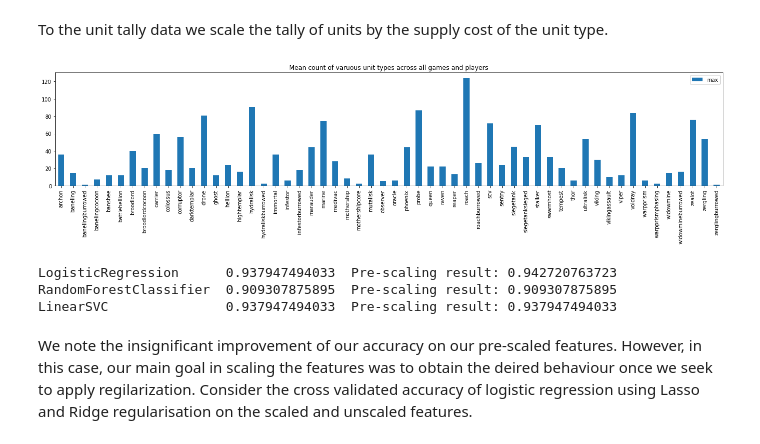
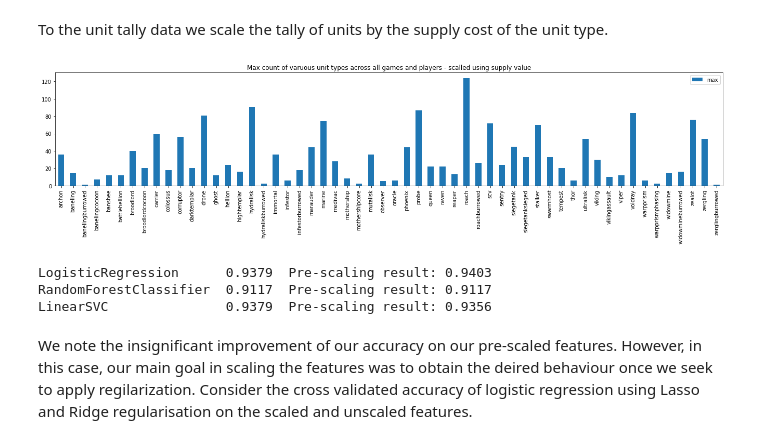
Before and after one commit to Rony-A/sc2-replay-analysis, a Jupyter notebook: mycchaka/capstone/Capstone - part 4 - Master Notebook.ipynb, the cells around one changed output. Drawn from its saved outputs; the diff is of its cells as text; code cells hidden in the pictures.

```diff
--- a/mycchaka/capstone/Capstone - part 4 - Master Notebook.ipynb
+++ b/mycchaka/capstone/Capstone - part 4 - Master Notebook.ipynb
@@ -1,4 +1,5 @@
 # %%
 from Scripts.mklib import cell_width
 cell_width(140)
+RANDOM_STATE = 2
 # %% [markdown]
@@ -378,11 +381,12 @@ Some upgrades are tiered, with higher tier ones only obtainable where a lower ti
 For these upgrades, a better representation would be the upgrade name followed by the tier unlocked.
 # %%
 def get_upgrades_end_part_2(upgrades):
-    if upgrades is None:
-        return None
-    else:
+    variable = None
+    if not upgrades is None:
         upgrades = [name[:-1] if name[-1].isdigit() else name for name in upgrades.index]
-        return pd.Series(upgrades).value_counts()
+        variable = pd.Series(upgrades).value_counts()
+
+    return variable
 
 def get_upgrades_end(dict_of_dataframes):
     """returns a series with the upgrades unlocked (and their tier)
@@ -947,8 +944,10 @@ from sklearn.metrics import accuracy_score
 # %%
 def assess_model(model,feature_matrix = X, target = y):
-    return accuracy_score(target,cross_val_predict(model,feature_matrix,target,cv=10, n_jobs=4))
+    predictions = cross_val_predict(model,feature_matrix,target,cv=10, n_jobs=4)
+    accuracy = accuracy_score(target,predictions)
+    return accuracy
 
-def name(model):
+def model_name(model):
     return str(model.__class__()).split('(')[0]
 # %%
 # Initializing models
@@ -1054,8 +1052,8 @@ feature_sets = [('Stats',['S']), ('Upgrades',['U']), ('Clustering',['C']), ('Uni
 
 for features in feature_sets:
     for model in models:
-        print(('On '+features[0]+':').ljust(14),name(model).ljust(23),
-              assess_model(model, feature_matrix=X[[col for col in X.columns if col[1] in features[1]]]))
+        print(('On '+features[0]+':').ljust(14),model_name(model).ljust(23),
+              assess_model(model, feature_matrix=X[[col for col in X.columns if col[1] in features[1]]], target=y))
     print()
 # %% [output]
 On Stats:      LogisticRegression      0.859188544153
@@ -1347,20 +1345,20 @@ To the unit tally data we scale the tally of units by the supply cost of the uni
 # %%
 supply_scaled_unit_tally_data = unit_tally_data.apply(lambda x: x*unit_info_from_json[x.name.split('_')[1]].get('supply',0))
 
 unreference_players(supply_scaled_unit_tally_data).describe().T[['max']]\
-.plot(kind = 'bar', title = 'Mean count of varuous unit types across all games and players', figsize = (23,4))
+.plot(kind = 'bar', title = 'Max count of varuous unit types across all games and players - scalled using supply value', figsize = (23,4))
 plt.show()
 # %% [output]
-[figure, old version]
+[figure, new version]
 # %%
-linear_svc = LinearSVC(random_state=2,C = 10**6)
+linear_svc = LinearSVC(random_state=RANDOM_STATE,C = 10**6)
 for model in models+[linear_svc]:
-    print(name(model).ljust(23), assess_model(model, feature_matrix=supply_scaled_unit_tally_data),
-          'Pre-scaling result:'.rjust(20), assess_model(model, feature_matrix=unit_tally_data))
+    print(model_name(model).ljust(23), '{0:.4f}'.format(assess_model(model, feature_matrix=supply_scaled_unit_tally_data, target=y)),
+          'Pre-scaling result:'.rjust(20), '{0:.4f}'.format(assess_model(model, feature_matrix=unit_tally_data, target=y)))
 # %% [output]
-LogisticRegression      0.937947494033  Pre-scaling result: 0.942720763723
-RandomForestClassifier  0.909307875895  Pre-scaling result: 0.909307875895
-LinearSVC               0.937947494033  Pre-scaling result: 0.937947494033
+LogisticRegression      0.9379  Pre-scaling result: 0.9403
+RandomForestClassifier  0.9117  Pre-scaling result: 0.9117
+LinearSVC               0.9379  Pre-scaling result: 0.9356
 # %% [markdown]
 We note the insignificant improvement of our accuracy on our pre-scaled features. However, in this case, our main goal in scaling the features was to obtain the deired behaviour once we seek to apply regilarization. Consider the cross validated accuracy of logistic regression using Lasso and Ridge regularisation on the scaled and unscaled features.
 # %%
```
Also changed, not shown: parts of 39 cells of this notebook.
